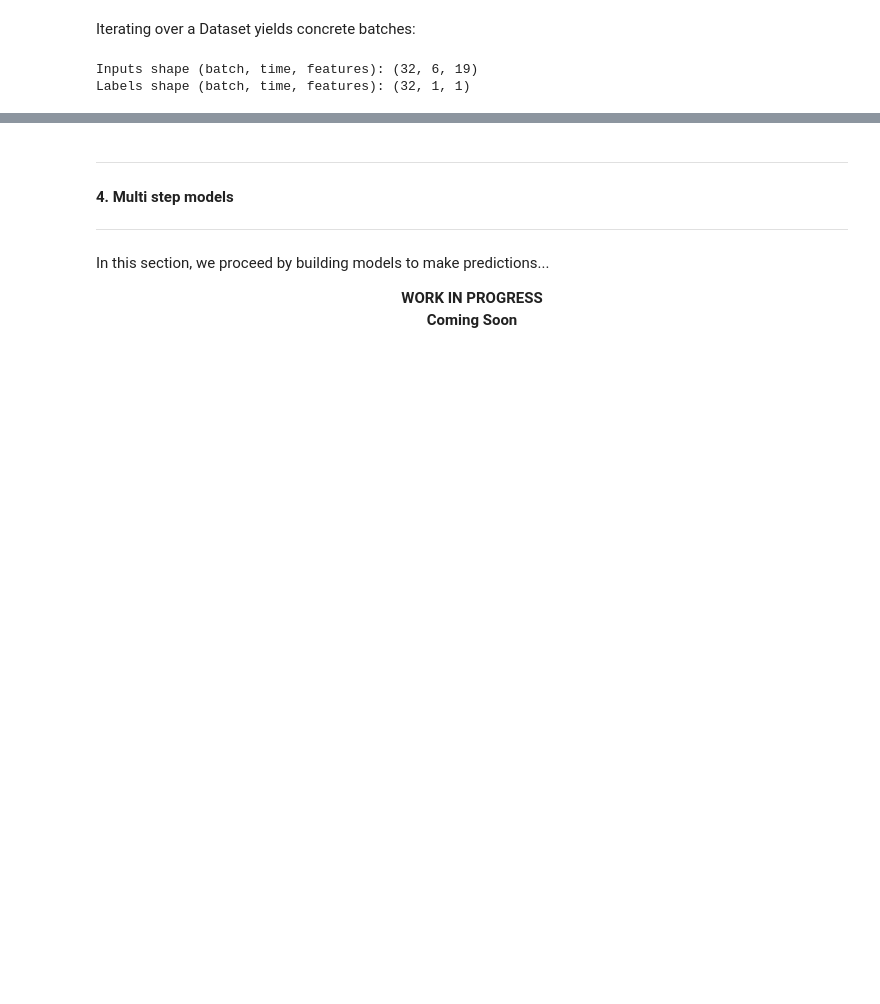
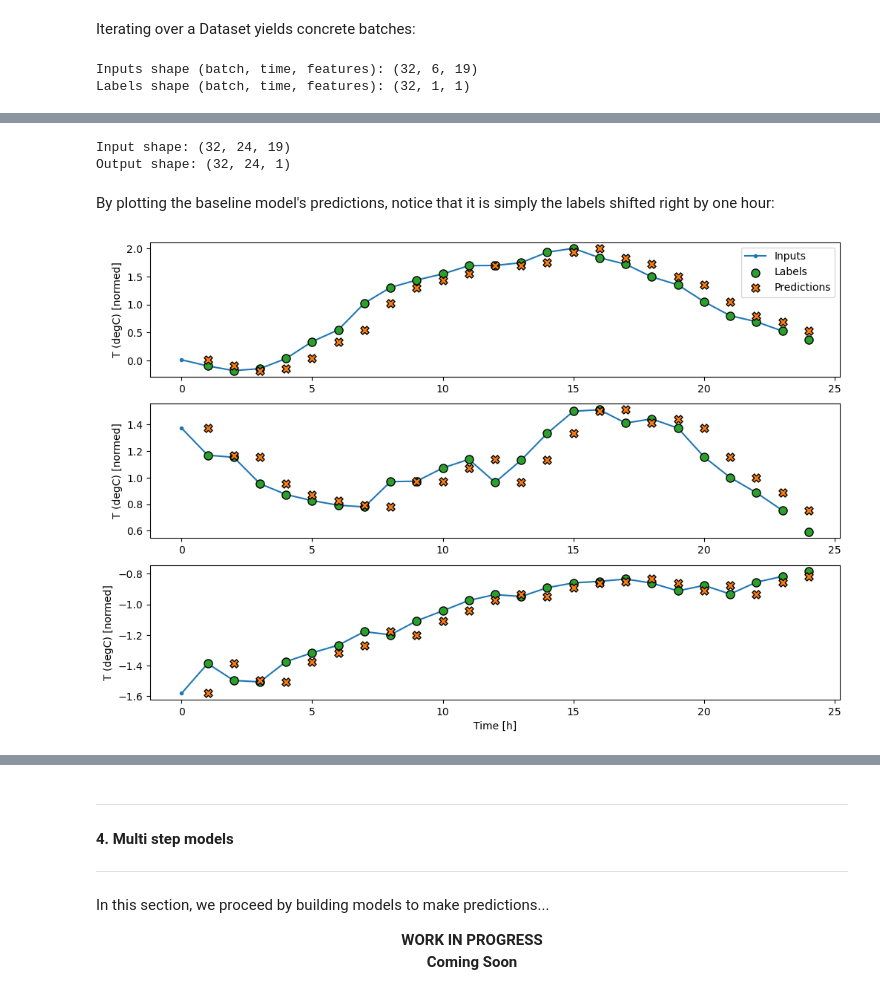
Before and after one commit to mrdchua/Time-Series-Analysis, a Jupyter notebook: intro_time_series_analysis.ipynb, the cells around one changed output, grey strips where cells are left out. Saved outputs shown, nothing was run; the diff lists cells and outputs as text; code cells hidden in the pictures; blank space fills up the shorter version.

```diff
--- a/intro_time_series_analysis.ipynb
+++ b/intro_time_series_analysis.ipynb
@@ -644,0 +691,11 @@ Labels shape (batch, time, features): (32, 1, 1)
+# %%
+class Baseline(tf.keras.Model):
+    def __init__(self, label_index=None):
+        super().__init__()
+        self.label_index = label_index
+
+    def call(self, inputs):
+        if self.label_index is None:
+            return inputs
+        result = inputs[:, :, self.label_index]
+        return result[:, :, tf.newaxis]
@@ -644,0 +704,12 @@ Labels shape (batch, time, features): (32, 1, 1)
+# %%
+baseline = Baseline(label_index=column_indices['T (degC)'])
+
+baseline.compile(loss=tf.keras.losses.MeanSquaredError(),
+                 metrics=[tf.keras.metrics.MeanAbsoluteError()])
+
+val_performance = {}
+performance = {}
+val_performance['Baseline'] = baseline.evaluate(single_step_window.val,
+                                                return_dict=True)
+performance['Baseline'] = baseline.evaluate(single_step_window.test,
+                                            verbose=0, return_dict=True)
@@ -644,0 +722,7 @@ Labels shape (batch, time, features): (32, 1, 1)
+# %%
+wide_window = WindowGenerator(
+    input_width=24, label_width=24, shift=1,
+    label_columns=['T (degC)']
+)
+
+wide_window
@@ -644,0 +740,12 @@ Labels shape (batch, time, features): (32, 1, 1)
+# %%
+print('Input shape:', wide_window.example[0].shape)
+print('Output shape:', baseline(wide_window.example[0]).shape)
+# %% [output]
+Input shape: (32, 24, 19)
+Output shape: (32, 24, 1)
+# %% [markdown]
+By plotting the baseline model's predictions, notice that it is simply the labels shifted right by one hour:
+# %%
+wide_window.plot(baseline)
+# %% [output]
+[figure, added]
```
Also changed, not shown: parts of 13 cells of this notebook.
